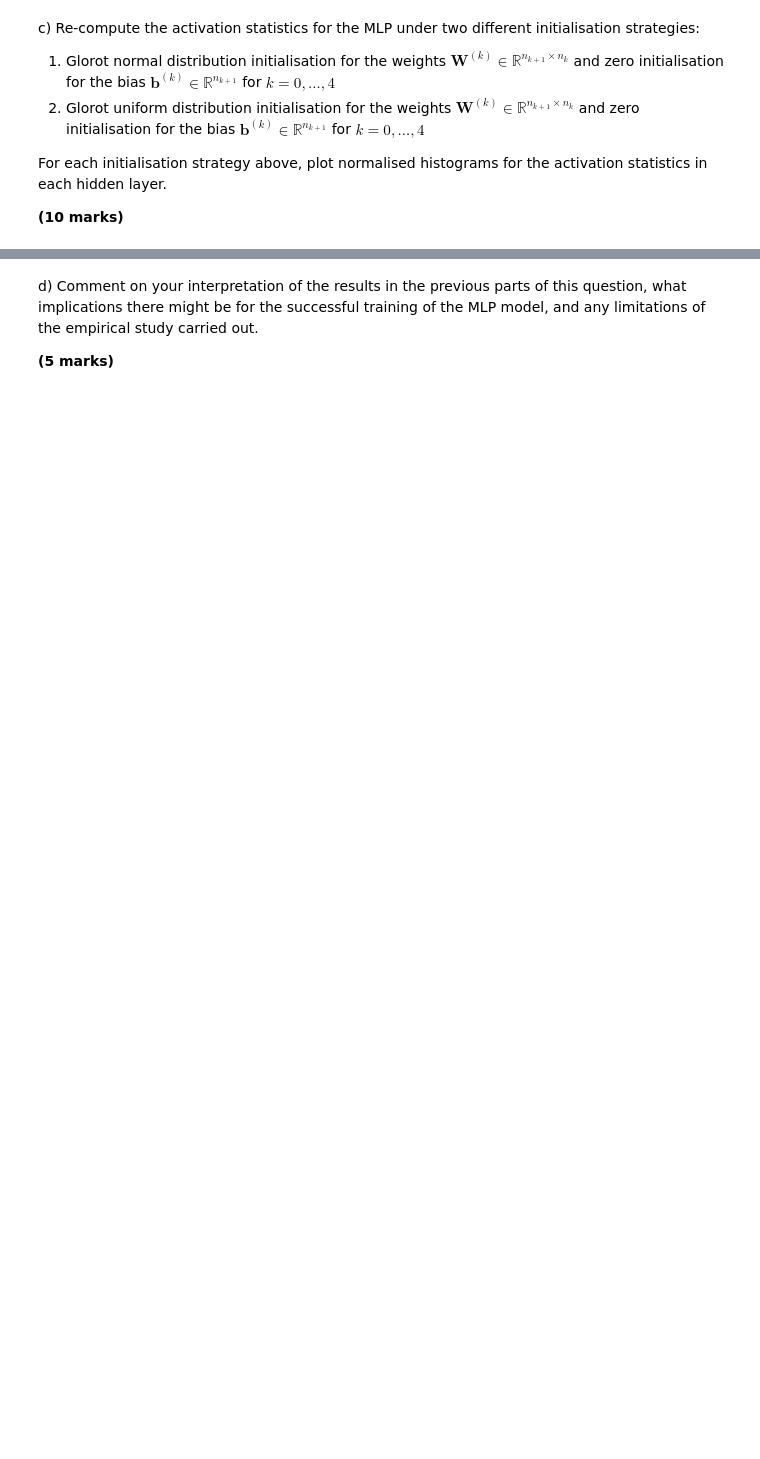
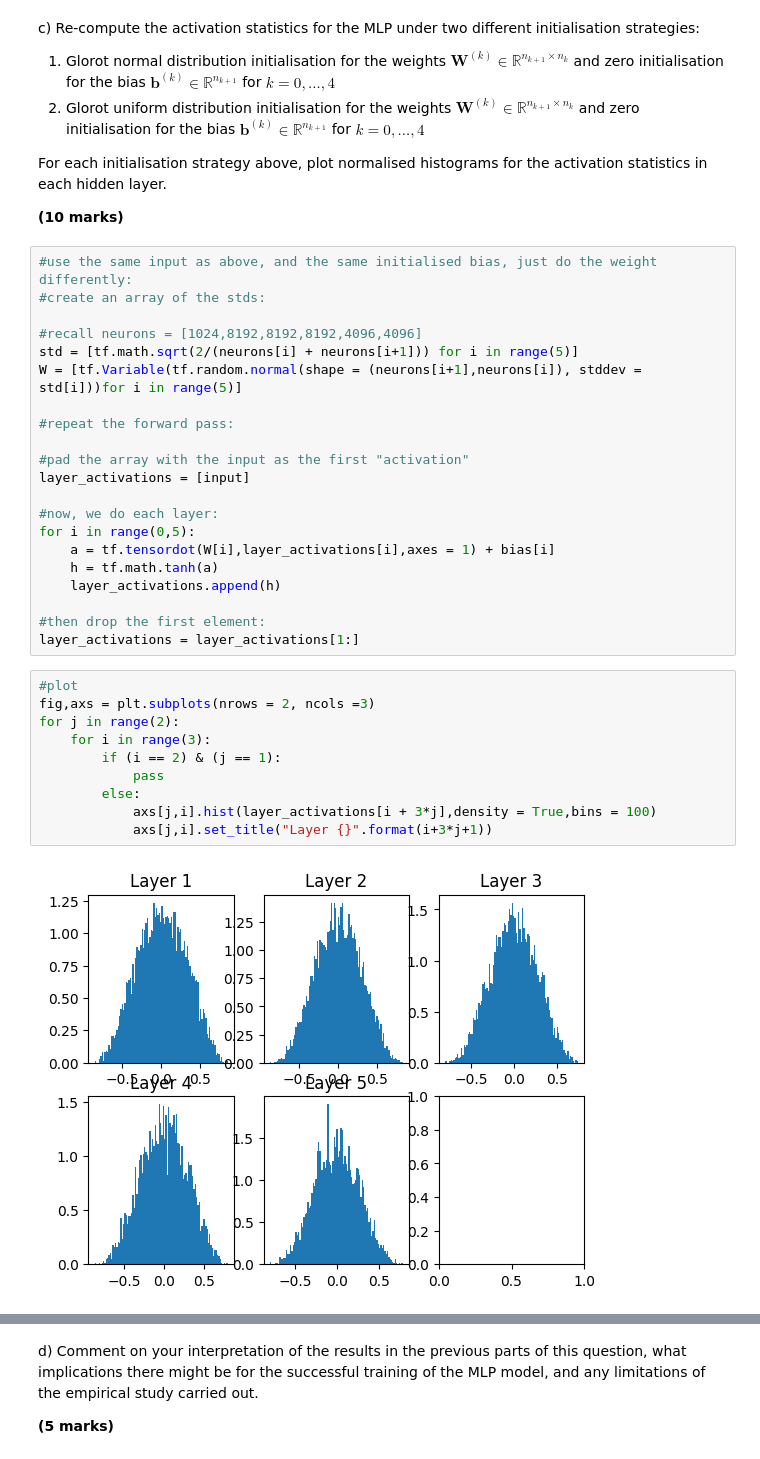
Before and after one commit to frasermartinx/DL, a Jupyter notebook: Week 4/Week 4 Coursework/Summative assessment 1.ipynb, the cells around one changed output, grey strips where cells are left out. Saved outputs shown, nothing was run; the diff lists cells and outputs as text; blank space fills up the shorter version.

```diff
--- a/Week 4/Week 4 Coursework/Summative assessment 1.ipynb
+++ b/Week 4/Week 4 Coursework/Summative assessment 1.ipynb
@@ -107,3 +281,36 @@ c) Re-compute the activation statistics for the MLP under two different initiali
 For each initialisation strategy above, plot normalised histograms for the activation statistics in each hidden layer.
 
 **(10 marks)**
+# %%
+#use the same input as above, and the same initialised bias, just do the weight differently:
+#create an array of the stds:
+
+#recall neurons = [1024,8192,8192,8192,4096,4096]
+std = [tf.math.sqrt(2/(neurons[i] + neurons[i+1])) for i in range(5)]
+W = [tf.Variable(tf.random.normal(shape = (neurons[i+1],neurons[i]), stddev = std[i]))for i in range(5)]
+
+#repeat the forward pass:
+
+#pad the array with the input as the first "activation"
+layer_activations = [input]
+
+#now, we do each layer:
+for i in range(0,5):
+    a = tf.tensordot(W[i],layer_activations[i],axes = 1) + bias[i]
+    h = tf.math.tanh(a)
+    layer_activations.append(h)
+
+#then drop the first element:
+layer_activations = layer_activations[1:]
+# %%
+#plot
+fig,axs = plt.subplots(nrows = 2, ncols =3)
+for j in range(2):
+    for i in range(3):
+        if (i == 2) & (j == 1):
+            pass
+        else:
+            axs[j,i].hist(layer_activations[i + 3*j],density = True,bins = 100)
+            axs[j,i].set_title("Layer {}".format(i+3*j+1))
+# %% [output]
+[figure, added]
```
Also changed, not shown: parts of 27 cells of this notebook, 12 other files.
